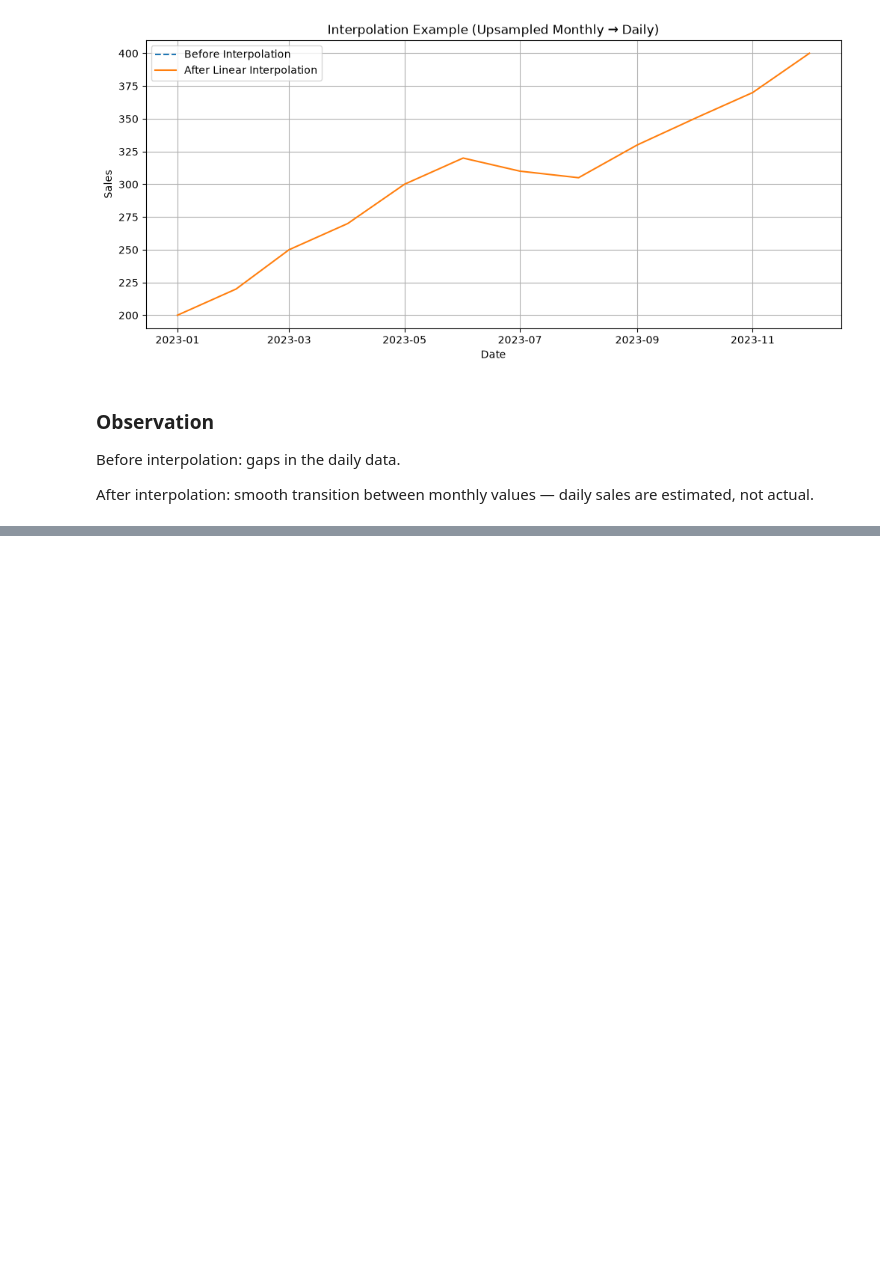
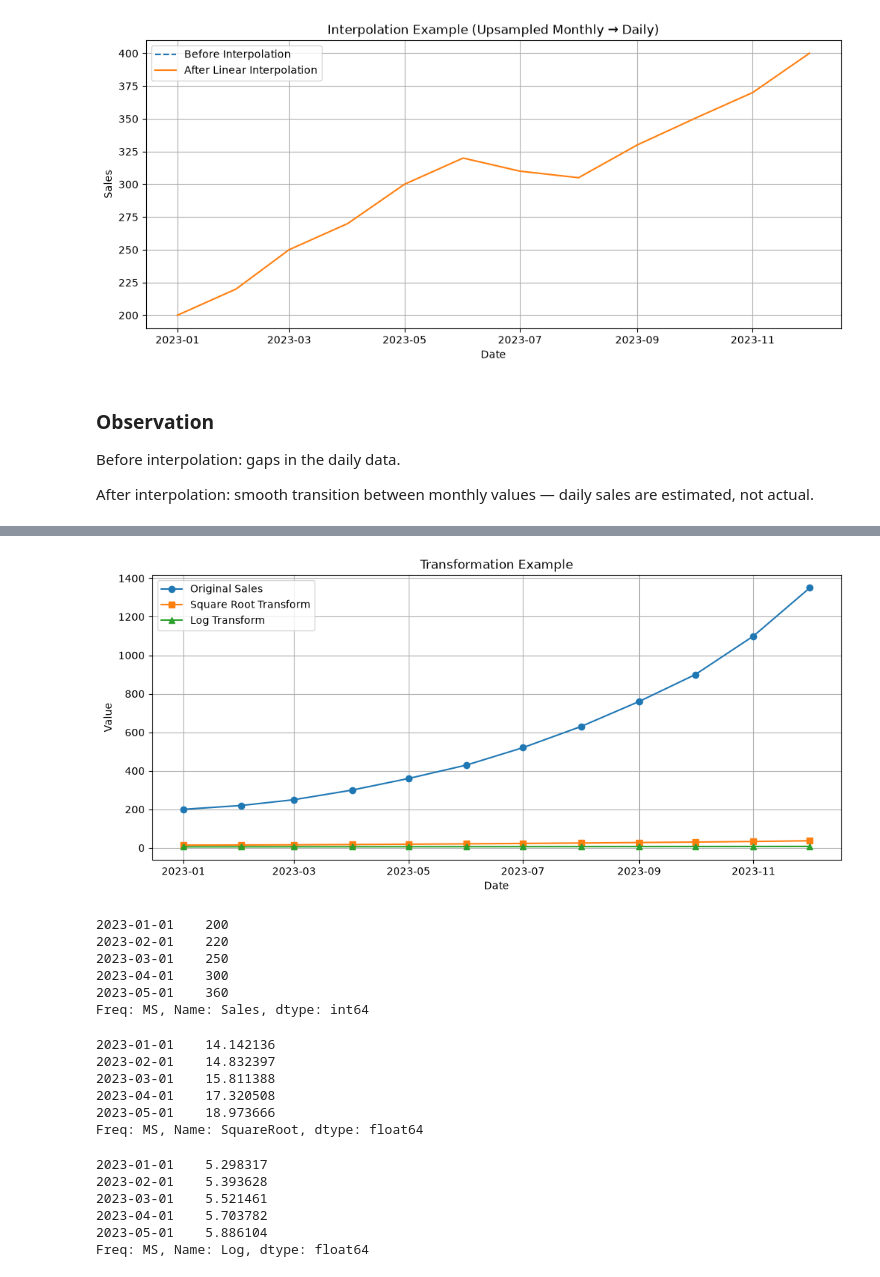
Before and after one commit to neeraj654123/Data-Science, a Jupyter notebook: Time Series Forecasting/03_Data_preparation.ipynb, the cells around one changed output, grey strips where cells are left out. Cells and saved outputs as stored; diff of their text form; code cells hidden in the pictures; blank space fills up the shorter version.

Commit message:
Transformation and Summary All plot together

```diff
--- a/Time Series Forecasting/03_Data_preparation.ipynb
+++ b/Time Series Forecasting/03_Data_preparation.ipynb
@@ -154,0 +167,6 @@ After interpolation: smooth transition between monthly values — daily sales ar
+# %%
+# Simulate exponential-like growth
+sales_exp = [200, 220, 250, 300, 360, 430, 520, 630, 760, 900, 1100, 1350]
+
+df_exp = pd.DataFrame({"Sales": sales_exp}, index=dates)
+df_exp
@@ -154,0 +187,49 @@ After interpolation: smooth transition between monthly values — daily sales ar
+# %%
+# Apply transformations
+df_exp["SquareRoot"] = np.sqrt(df_exp["Sales"])
+df_exp["Log"] = np.log(df_exp["Sales"])
+
+# Plot all three
+plt.figure(figsize=(12,5))
+
+plt.plot(df_exp.index, df_exp["Sales"], marker='o', label="Original Sales")
+
+plt.plot(df_exp.index, df_exp["SquareRoot"], marker='s', label="Square Root Transform")
+
+plt.plot(df_exp.index, df_exp["Log"], marker='^', label="Log Transform")
+
+plt.title("Transformation Example")
+plt.xlabel("Date")
+plt.ylabel("Value")
+plt.legend()
+plt.grid(True)
+plt.show()
+# %% [output]
+[figure, added]
+# %%
+df_exp['Sales'].head()
+# %% [output]
+2023-01-01    200
+2023-02-01    220
+2023-03-01    250
+2023-04-01    300
+2023-05-01    360
+Freq: MS, Name: Sales, dtype: int64
+# %%
+df_exp["SquareRoot"].head()
+# %% [output]
+2023-01-01    14.142136
+2023-02-01    14.832397
+2023-03-01    15.811388
+2023-04-01    17.320508
+2023-05-01    18.973666
+Freq: MS, Name: SquareRoot, dtype: float64
+# %%
+df_exp["Log"].head()
+# %% [output]
+2023-01-01    5.298317
+2023-02-01    5.393628
+2023-03-01    5.521461
+2023-04-01    5.703782
+2023-05-01    5.886104
+Freq: MS, Name: Log, dtype: float64
```
Also changed, not shown: parts of 5 cells of this notebook.
